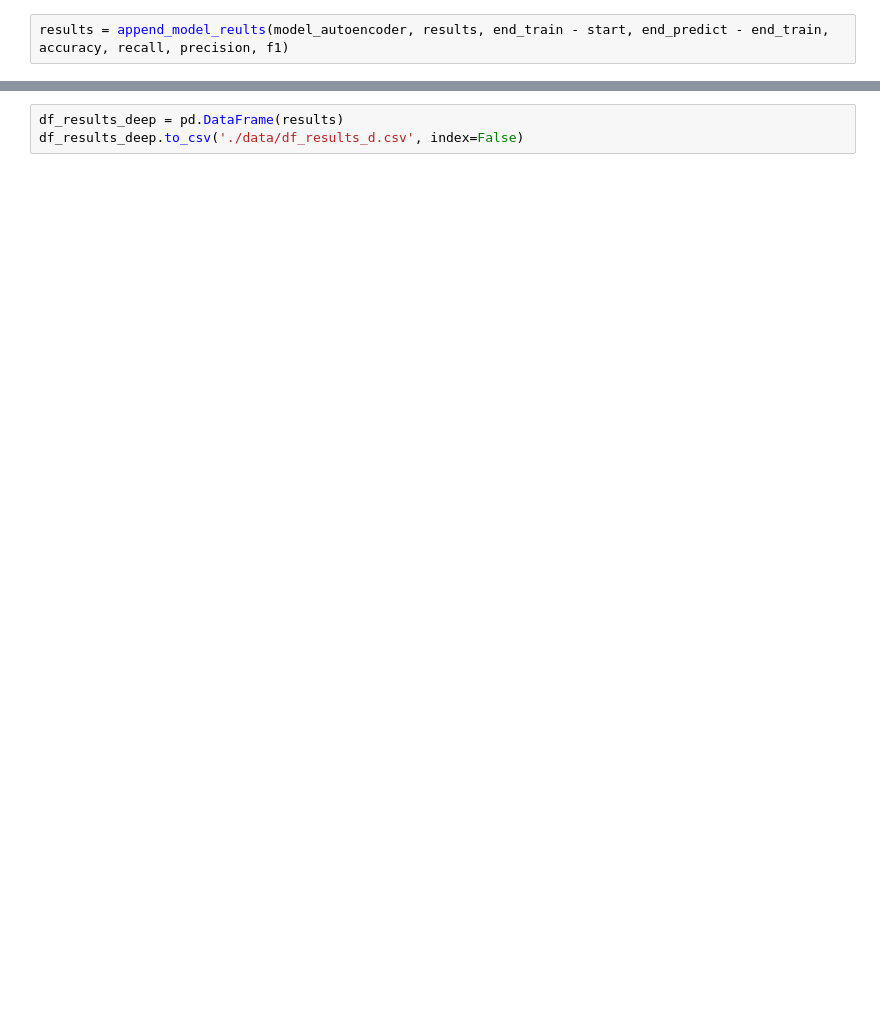
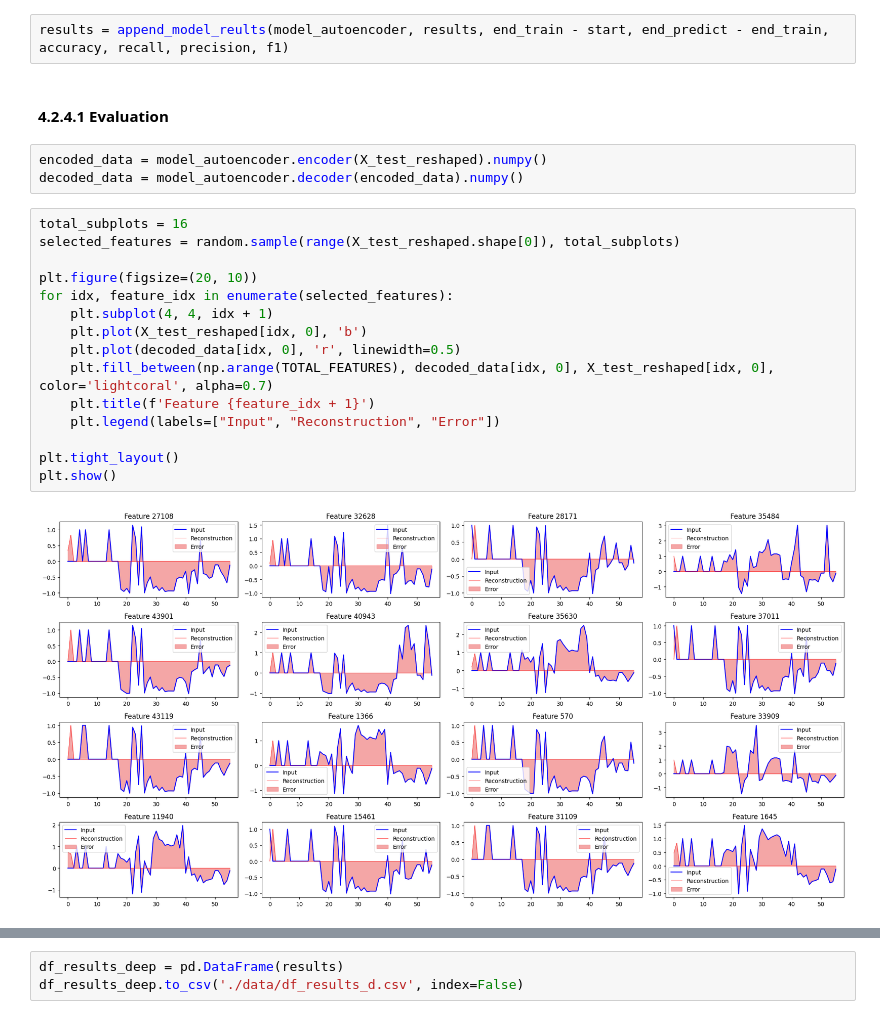
Before and after one commit to aKravtschenko/DEEPL-Autoencoder, a Jupyter notebook: new_autoencoder.ipynb, the cells around one changed output, grey strips where cells are left out. Cells and saved outputs as stored; diff of their text form; blank space fills up the shorter version.

Commit message:
Update new_autoencoder.ipynb
Cleanup

```diff
--- a/new_autoencoder.ipynb
+++ b/new_autoencoder.ipynb
@@ -1134,2 +1133,24 @@ F1 Score: 0.19142615477673922
 # %%
 results = append_model_reults(model_autoencoder, results, end_train - start, end_predict - end_train, accuracy, recall, precision, f1)
+# %% [markdown]
+#### 4.2.4.1 Evaluation
+# %%
+encoded_data = model_autoencoder.encoder(X_test_reshaped).numpy()
+decoded_data = model_autoencoder.decoder(encoded_data).numpy()
+# %%
+total_subplots = 16
+selected_features = random.sample(range(X_test_reshaped.shape[0]), total_subplots)
+
+plt.figure(figsize=(20, 10))
+for idx, feature_idx in enumerate(selected_features):
+    plt.subplot(4, 4, idx + 1)
+    plt.plot(X_test_reshaped[idx, 0], 'b')
+    plt.plot(decoded_data[idx, 0], 'r', linewidth=0.5)
+    plt.fill_between(np.arange(TOTAL_FEATURES), decoded_data[idx, 0], X_test_reshaped[idx, 0], color='lightcoral', alpha=0.7)
+    plt.title(f'Feature {feature_idx + 1}')
+    plt.legend(labels=["Input", "Reconstruction", "Error"])
+
+plt.tight_layout()
+plt.show()
+# %% [output]
+[figure, added]
```
Also changed, not shown: parts of 23 cells of this notebook.
